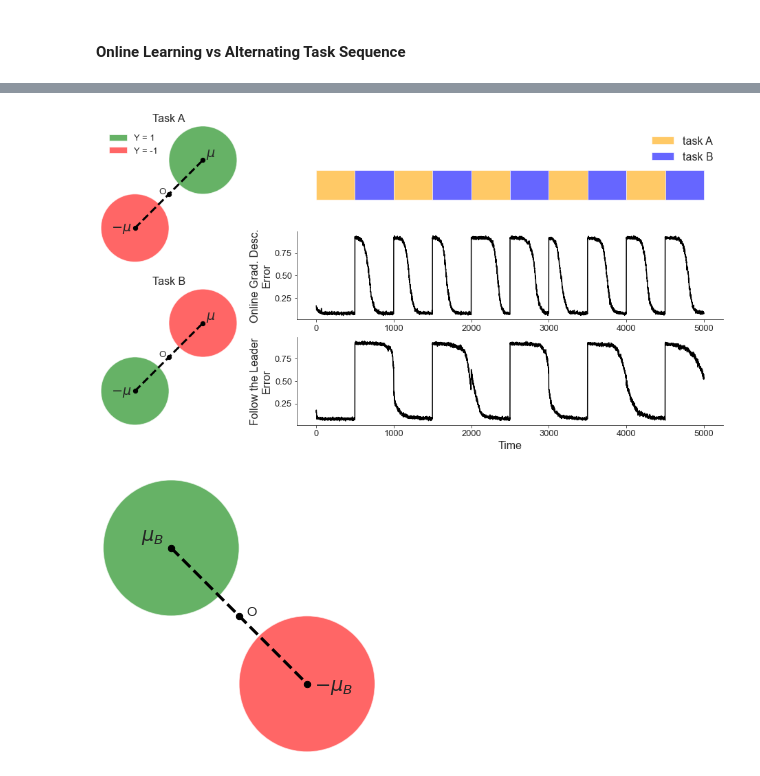
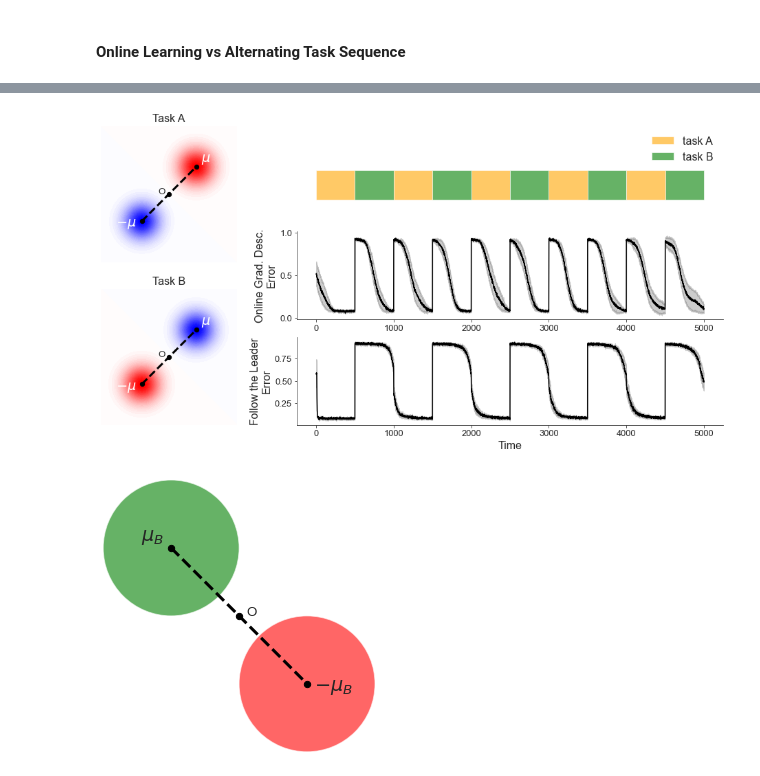
Before and after one commit to neurodata/ProL, a Jupyter notebook: notebooks/2-alternating-sequence.ipynb, the cells around one changed output, grey strips where cells are left out. Cells and saved outputs as stored; diff of their text form; code cells hidden in the pictures.

```diff
--- a/notebooks/2-alternating-sequence.ipynb
+++ b/notebooks/2-alternating-sequence.ipynb
@@ -224,46 +261,74 @@ right = [['right1'],
          ['right2'],
          ['right3'],]
 fig, axes = plt.subplot_mosaic([[left, right]], figsize=(20, 8))
+
 ax = axes['left1']
-c1 = Circle((1, 1), 1, fc="g", alpha=0.6)
-c2 = Circle((-1, -1), 1, fc="r", alpha=0.6)
-patches = [c1, c2]
-for patch in patches:
-    ax.add_artist(patch)
+
+sns.set_palette('pastel')
+
+x, y = np.mgrid[-3:3:.1, -3:3:.1]
+rv = multivariate_normal([1, 1], 0.20*np.eye(2))
+data = np.dstack((x, y))
+z1 = rv.pdf(data)
+rv = multivariate_normal([-1, -1], 0.20*np.eye(2))
+data = np.dstack((x, y))
+z2 = rv.pdf(data)
+z = z1 - z2
+ax.contourf(x, y, z, cmap='bwr', levels=100, alpha=1, extend='both')
+
+# c1 = Circle((1, 1), 1, fc="g", alpha=0.6)
+# c2 = Circle((-1, -1), 1, fc="r", alpha=0.6)
+# patches = [c1, c2]
+# for patch in patches:
+#     ax.add_artist(patch)
+
 ax.plot([-1, 1], [-1, 1], c='k', lw=3, ls="dashed")
 ax.scatter([0], [0], c='k', s=40)
 ax.scatter([1], [1], c='k', s=40)
 ax.scatter([-1], [-1], c='k', s=40)
-ax.text(-0.3, 0, "O", size='small')
-ax.text(-1.1, -1.1, r"$-\mu$", size='large', ha='right')
-ax.text(1.1, 1.1, r"$\mu$", size='large', ha='left')
-ax.set_xlim([-2, 2])
-ax.set_ylim([-2, 2])
+ax.text(-0.4, 0, "O", size='small')
+ax.text(-1.2, -1.2, r"$-\mu$", size='large', ha='right', color='white')
+ax.text(1.2, 1.2, r"$\mu$", size='large', ha='left', color='white')
+ax.set_xlim([-2.5, 2.5])
+ax.set_ylim([-2.5, 2.5])
 ax.set_aspect("equal")
 ax.set_title("Task A", fontsize=16)
 ax.spines[['right', 'top', 'bottom', 'left']].set_visible(False)
-ax.legend(["Y = 1", "Y = -1"], fontsize=13, frameon=False, loc=2)
+# ax.legend(["Y = 1", "Y = -1"], fontsize=13, frameon=False, loc=2)
 ax.set_xticks([])
 ax.set_yticks([])
 
 ax = axes['left2']
-c1 = Circle((1, 1), 1, fc="r", alpha=0.6)
-c2 = Circle((-1, -1), 1, fc="g", alpha=0.6)
-patches = [c1, c2]
-for patch in patches:
-    ax.add_artist(patch)
+
+x, y = np.mgrid[-3:3:.1, -3:3:.1]
+rv = multivariate_normal([-1, -1], 0.20*np.eye(2))
+data = np.dstack((x, y))
+z1 = rv.pdf(data)
+rv = multivariate_normal([1, 1], 0.20*np.eye(2))
+data = np.dstack((x, y))
+z2 = rv.pdf(data)
+z = z1 - z2
+ax.contourf(x, y, z, cmap='bwr', levels=100, alpha=1, extend='both')
+
+# c1 = Circle((1, 1), 1, fc="r", alpha=0.6)
+# c2 = Circle((-1, -1), 1, fc="g", alpha=0.6)
+# patches = [c1, c2]
+# for patch in patches:
+#     ax.add_artist(patch)
+
 ax.plot([-1, 1], [-1, 1], c='k', lw=3, ls="dashed")
 ax.scatter([0], [0], c='k', s=40)
 ax.scatter([1], [1], c='k', s=40)
 ax.scatter([-1], [-1], c='k', s=40)
-ax.text(-0.3, 0, "O", size='small')
-ax.text(-1.1, -1.1, r"$-\mu$", size='large', ha='right')
-ax.text(1.1, 1.1, r"$\mu$", size='large', ha='left')
-ax.set_xlim([-2, 2])
-ax.set_ylim([-2, 2])
+ax.text(-0.4, 0, "O", size='small')
+ax.text(-1.2, -1.2, r"$-\mu$", size='large', ha='right', color='white')
+ax.text(1.2, 1.2, r"$\mu$", size='large', ha='left', color='white')
+ax.set_xlim([-2.5, 2.5])
+ax.set_ylim([-2.5, 2.5])
 ax.set_aspect("equal")
 ax.set_title("Task B", fontsize=16)
 ax.spines[['right', 'top', 'bottom', 'left']].set_visible(False)
+# ax.legend(["Y = 1", "Y = -1"], fontsize=13, frameon=False, loc=2)
 ax.set_xticks([])
 ax.set_yticks([])
 
@@ -271,34 +336,37 @@ ax = axes['right1']
 xlocs = np.arange(0, T, N)
 for i, x in enumerate(xlocs):
     if i % 2 == 0:
         ax.add_artist(Rectangle((x, 0), N, 2, fc='orange', alpha=0.6))
     else:
-        ax.add_artist(Rectangle((x, 0), N, 2, fc='b', alpha=0.6))
+        ax.add_artist(Rectangle((x, 0), N, 2, fc='g', alpha=0.6))
 ax.set_ylim([-1, 5])
 ax.legend(["task A", "task B"], loc=1, frameon=False, fontsize=16)
 ax.axis('off')
 
 sns.set_style("white")
 sns.set_style("ticks")
+sns.set_palette('pastel')
 
 ax = axes['right2']
 ax.plot(np.arange(1, T), ogd_error, c='k')
+ax.fill_between(np.arange(1, T), ogd_error-c_ogd, ogd_error+c_ogd, alpha=0.2, color='k')
 ax.set_ylabel("Online Grad. Desc." + "\n" + "Error", fontsize=16)
 ax.spines[['right', 'top']].set_visible(False)
 ax.tick_params(labelsize=13)
 
 ax = axes['right3']
 ax.plot(np.arange(1, T), ftl_error, c='k')
+ax.fill_between(np.arange(1, T), ftl_error-c_ftl, ftl_error+c_ftl, alpha=0.2, color='k')
 ax.set_ylabel("Follow the Leader" + "\n" + "Error", fontsize=16)
 ax.set_xlabel("Time", fontsize=16)
 ax.spines[['right', 'top']].set_visible(False)
 ax.tick_params(labelsize=13)
 
 axes['right1'].set_xlim(ax.get_xlim())
 
 plt.subplots_adjust(wspace=-0.2)
 plt.show()
 # %% [output]
-[figure, old version]
+[figure, new version]
 # %%
 fig.savefig("figures/online_seq1.pdf", bbox_inches='tight')
```
Also changed, not shown: parts of 11 cells of this notebook, 2 other files.
